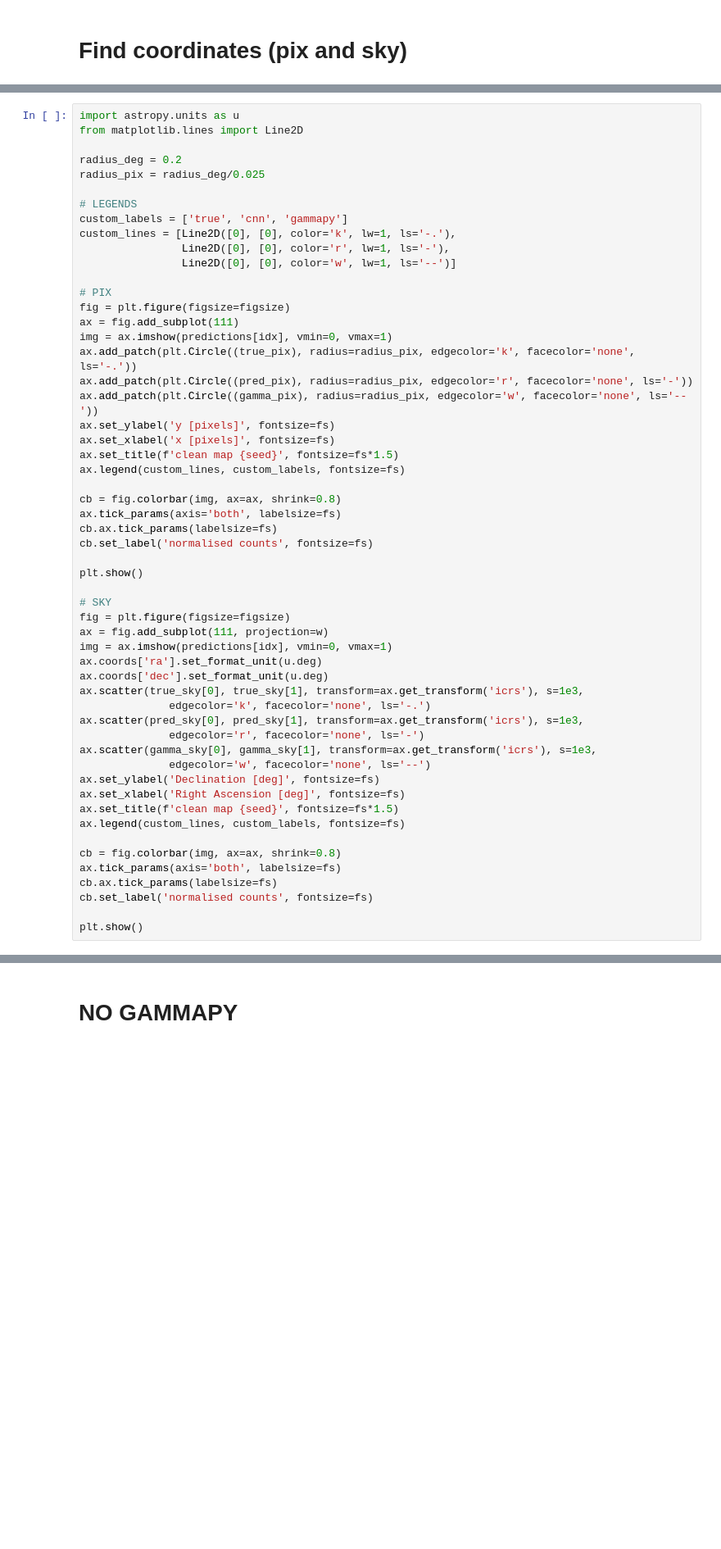
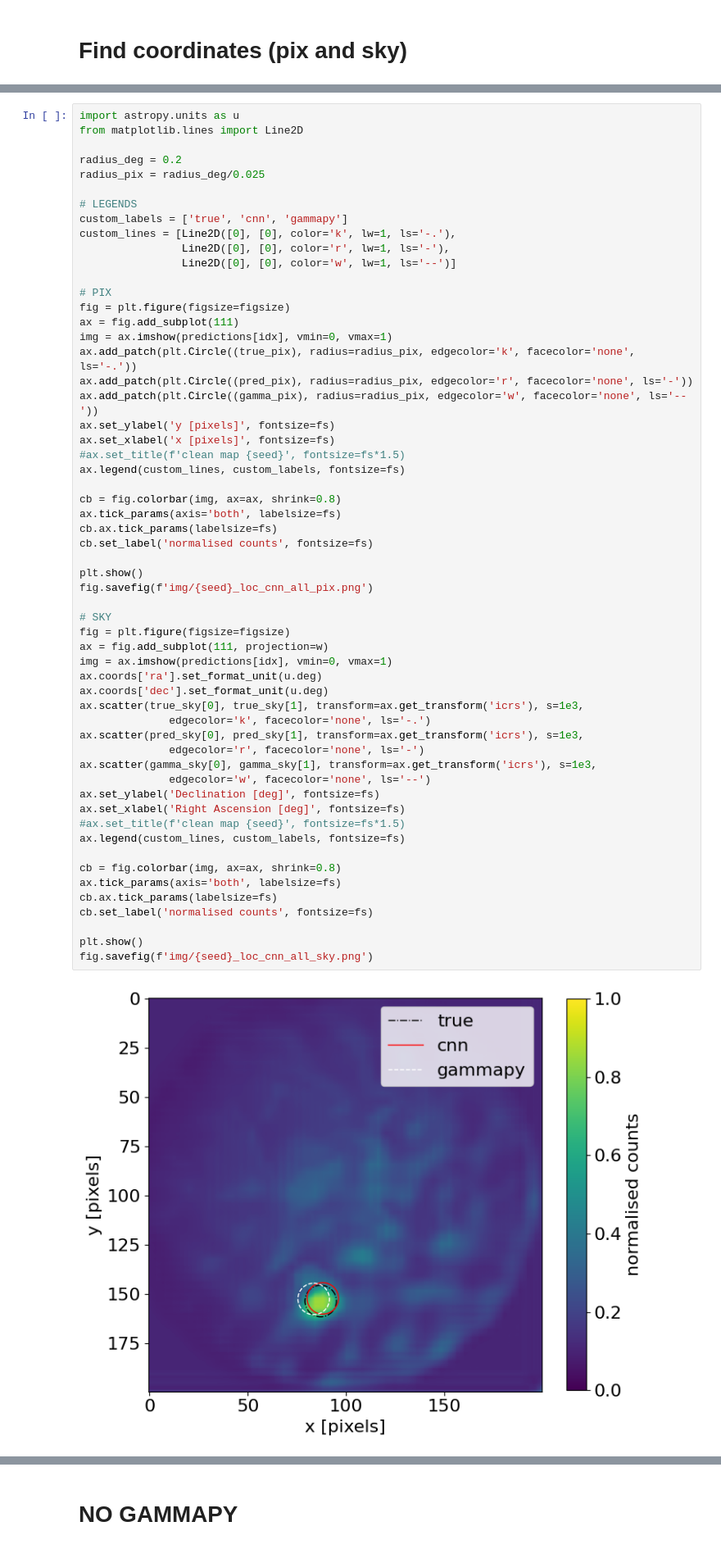
Before and after one commit to ambra-dipiano/astroAI, a Jupyter notebook: astroai/notebooks/talk-maps-plots.ipynb, the cells around one changed output, grey strips where cells are left out. Shown at 82% size. Cells and saved outputs as stored; diff of their text form; blank space fills up the shorter version.

```diff
--- a/astroai/notebooks/talk-maps-plots.ipynb
+++ b/astroai/notebooks/talk-maps-plots.ipynb
@@ -246,36 +296,40 @@ ax.add_patch(plt.Circle((pred_pix), radius=radius_pix, edgecolor='r', facecolor=
 ax.add_patch(plt.Circle((gamma_pix), radius=radius_pix, edgecolor='w', facecolor='none', ls='--'))
 ax.set_ylabel('y [pixels]', fontsize=fs)
 ax.set_xlabel('x [pixels]', fontsize=fs)
-ax.set_title(f'clean map {seed}', fontsize=fs*1.5)
+#ax.set_title(f'clean map {seed}', fontsize=fs*1.5)
 ax.legend(custom_lines, custom_labels, fontsize=fs)
 
 cb = fig.colorbar(img, ax=ax, shrink=0.8)
 ax.tick_params(axis='both', labelsize=fs)
 cb.ax.tick_params(labelsize=fs)
 cb.set_label('normalised counts', fontsize=fs)
 
 plt.show()
+fig.savefig(f'img/{seed}_loc_cnn_all_pix.png')
 
 # SKY
 fig = plt.figure(figsize=figsize)
 ax = fig.add_subplot(111, projection=w)
 img = ax.imshow(predictions[idx], vmin=0, vmax=1)
 ax.coords['ra'].set_format_unit(u.deg)
 ax.coords['dec'].set_format_unit(u.deg)
 ax.scatter(true_sky[0], true_sky[1], transform=ax.get_transform('icrs'), s=1e3,
               edgecolor='k', facecolor='none', ls='-.')
 ax.scatter(pred_sky[0], pred_sky[1], transform=ax.get_transform('icrs'), s=1e3,
               edgecolor='r', facecolor='none', ls='-')
 ax.scatter(gamma_sky[0], gamma_sky[1], transform=ax.get_transform('icrs'), s=1e3,
               edgecolor='w', facecolor='none', ls='--')
 ax.set_ylabel('Declination [deg]', fontsize=fs)
 ax.set_xlabel('Right Ascension [deg]', fontsize=fs)
-ax.set_title(f'clean map {seed}', fontsize=fs*1.5)
+#ax.set_title(f'clean map {seed}', fontsize=fs*1.5)
 ax.legend(custom_lines, custom_labels, fontsize=fs)
 
 cb = fig.colorbar(img, ax=ax, shrink=0.8)
 ax.tick_params(axis='both', labelsize=fs)
 cb.ax.tick_params(labelsize=fs)
 cb.set_label('normalised counts', fontsize=fs)
 
 plt.show()
+fig.savefig(f'img/{seed}_loc_cnn_all_sky.png')
+# %% [output]
+[figure, added]
```
Also changed, not shown: parts of 21 cells of this notebook, 2 other files.
